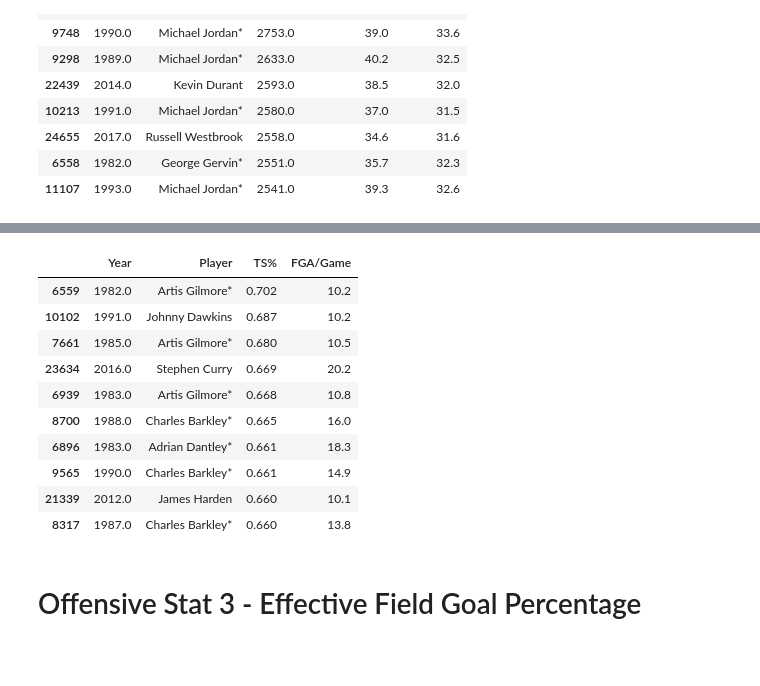
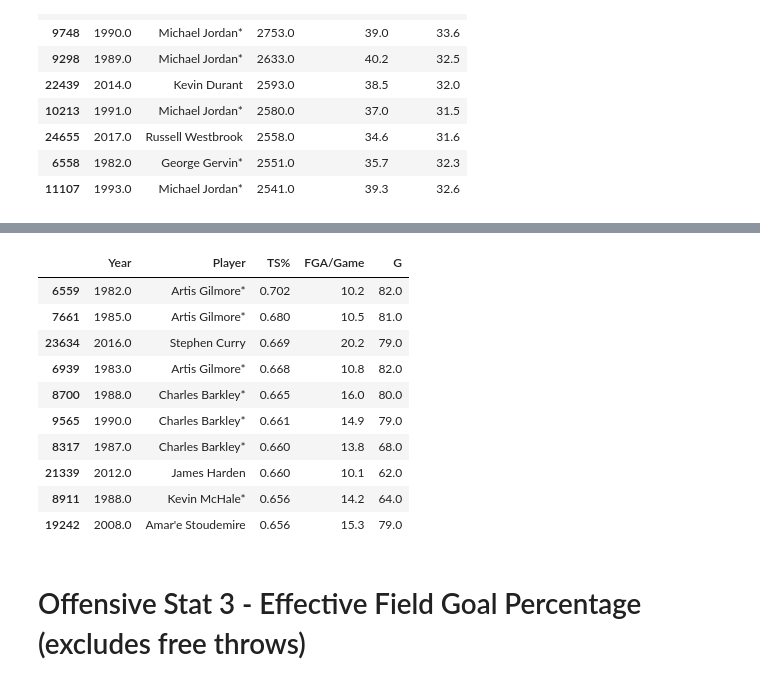
Before and after one commit to goblebla/NBA_Analysts, a Jupyter notebook: Master Notebook.ipynb, the cells around one changed output, grey strips where cells are left out. Saved outputs shown, nothing was run; the diff lists cells and outputs as text; code cells hidden in the pictures; blank space fills up the shorter version.

Commit message:
creating new PR for final offensive stats

```diff
--- a/Master Notebook.ipynb
+++ b/Master Notebook.ipynb
@@ -53,7 +53,13 @@ FGA_per_game = FGA/games
 player_data['Minutes/Game'] = minutes_per_game
 player_data['Minutes/Game'] = player_data['Minutes/Game'].map('{:.1f}'.format)
 player_data['Minutes/Game'] = pd.to_numeric(player_data['Minutes/Game'])
-player_data = player_data.loc[player_data['Minutes/Game'] >= 20]
+player_data = player_data.loc[(player_data['Minutes/Game'] >= 20) & (player_data['G'] >= 30)]
+player_data['AST'] = pd.to_numeric(player_data['AST'])
+player_data['APG'] = player_data['AST'] / player_data['G']
+player_data['ORB'] = pd.to_numeric(player_data['ORB'])
+player_data['ORBG'] = player_data['ORB'] / player_data['G']
+player_data['3P'] = pd.to_numeric(player_data['3P'])
+player_data['3PG'] = player_data['3P'] / player_data['G']
 
 #Adding FGA/Game column to the dataframe
 player_data['FGA/Game'] = FGA_per_game
@@ -153,25 +204,25 @@ NameError: name 'player_TS' is not defined
 # %%
 #Creating a series from the CSV with new shooting percentages
 player_TS = player_data.loc[player_data['FGA/Game'] >= 10]
-player_TS = player_TS[['Year','Player','TS%', 'FGA/Game']]
+player_TS = player_TS[['Year','Player','TS%', 'FGA/Game', 'G']]
 
 #Converting the PTS column to a numberica dtype
 player_TS['TS%'] = pd.to_numeric(player_TS['TS%'])
 
 #Sorting and displaying to check if the Minutes/Game column is calculating correctly
 top_TS = player_TS.sort_values(by='TS%', ascending=False)
 top_TS.head(10)
 # %% [output]
-|  | Year | Player | TS% | FGA/Game |
-| 6559 | 1982.0 | Artis Gilmore* | 0.702 | 10.2 |
-| 10102 | 1991.0 | Johnny Dawkins | 0.687 | 10.2 |
-| 7661 | 1985.0 | Artis Gilmore* | 0.680 | 10.5 |
-| 23634 | 2016.0 | Stephen Curry | 0.669 | 20.2 |
-| 6939 | 1983.0 | Artis Gilmore* | 0.668 | 10.8 |
-| 8700 | 1988.0 | Charles Barkley* | 0.665 | 16.0 |
-| 6896 | 1983.0 | Adrian Dantley* | 0.661 | 18.3 |
-| 9565 | 1990.0 | Charles Barkley* | 0.661 | 14.9 |
-| 21339 | 2012.0 | James Harden | 0.660 | 10.1 |
-| 8317 | 1987.0 | Charles Barkley* | 0.660 | 13.8 |
+|  | Year | Player | TS% | FGA/Game | G |
+| 6559 | 1982.0 | Artis Gilmore* | 0.702 | 10.2 | 82.0 |
+| 7661 | 1985.0 | Artis Gilmore* | 0.680 | 10.5 | 81.0 |
+| 23634 | 2016.0 | Stephen Curry | 0.669 | 20.2 | 79.0 |
+| 6939 | 1983.0 | Artis Gilmore* | 0.668 | 10.8 | 82.0 |
+| 8700 | 1988.0 | Charles Barkley* | 0.665 | 16.0 | 80.0 |
+| 9565 | 1990.0 | Charles Barkley* | 0.661 | 14.9 | 79.0 |
+| 8317 | 1987.0 | Charles Barkley* | 0.660 | 13.8 | 68.0 |
+| 21339 | 2012.0 | James Harden | 0.660 | 10.1 | 62.0 |
+| 8911 | 1988.0 | Kevin McHale* | 0.656 | 14.2 | 64.0 |
+| 19242 | 2008.0 | Amar'e Stoudemire | 0.656 | 15.3 | 79.0 |
 # %% [markdown]
-# Offensive Stat 3 - Effective Field Goal Percentage
+# Offensive Stat 3 - Effective Field Goal Percentage (excludes free throws)
```
Also changed, not shown: parts of 11 cells of this notebook.
